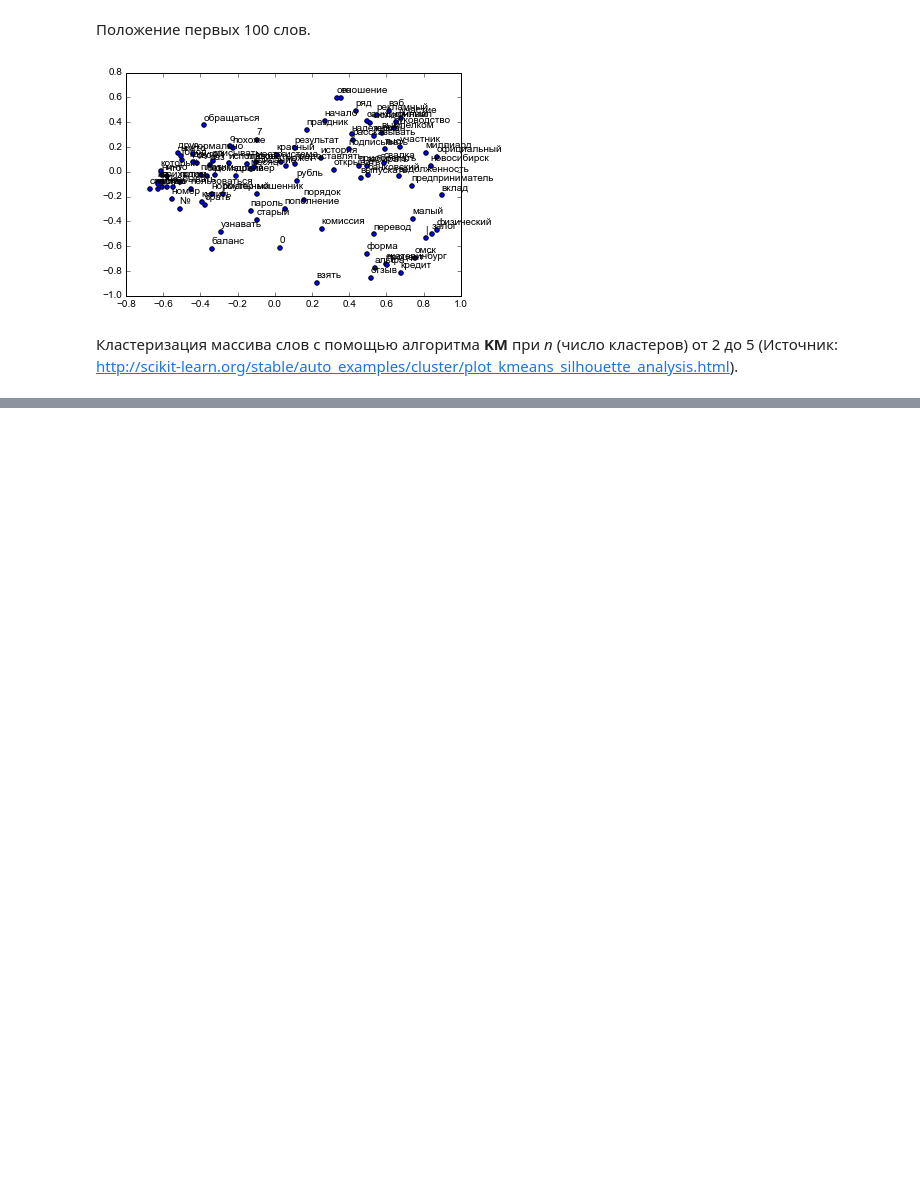
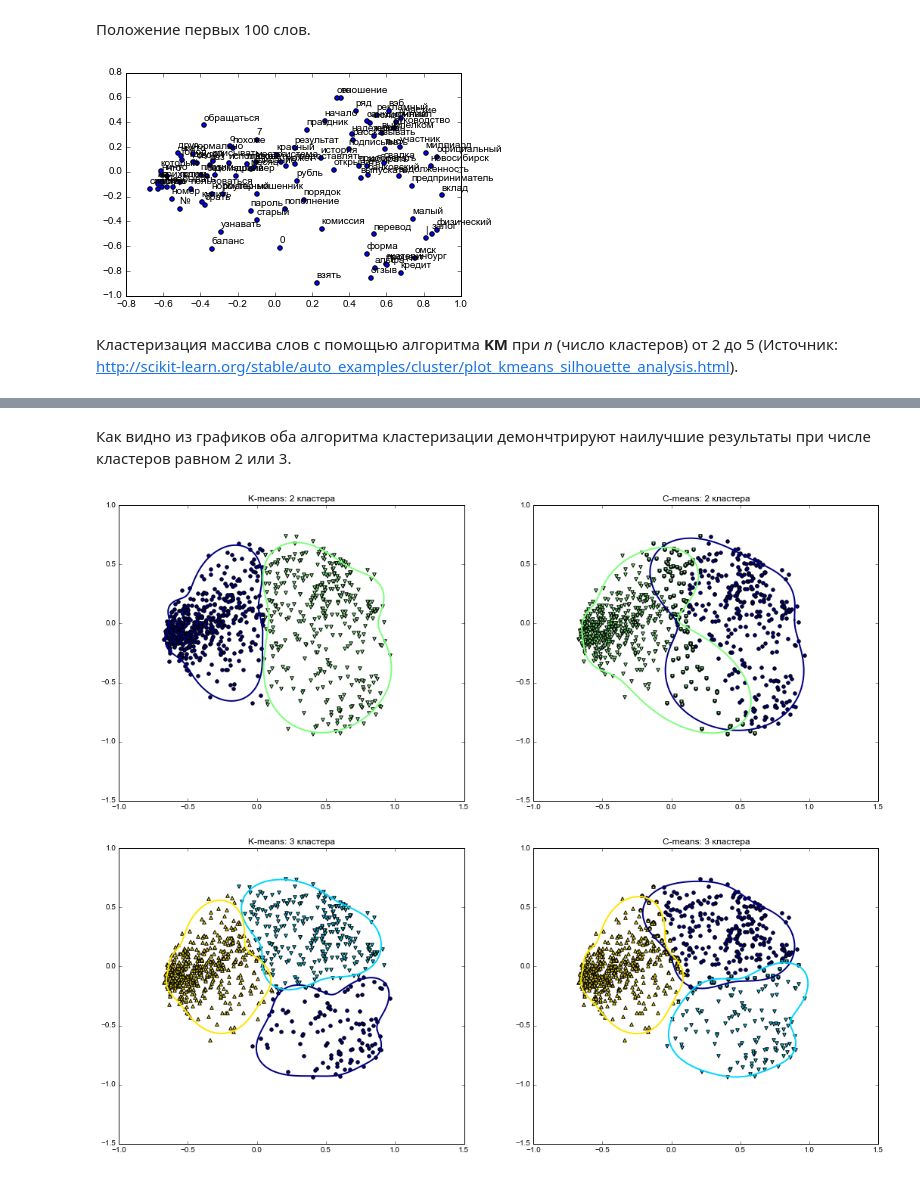
Before and after one commit to Semen52/FSA2, a Jupyter notebook: fsa/fuzzy_clustering.ipynb, the cells around one changed output, grey strips where cells are left out. Drawn from its saved outputs; the diff is of its cells as text; code cells hidden in the pictures; blank space fills up the shorter version.

```diff
--- a/fsa/fuzzy_clustering.ipynb
+++ b/fsa/fuzzy_clustering.ipynb
@@ -226,0 +288,75 @@ for n_clusters in range_n_clusters:
+# %% [markdown]
+Как видно из графиков оба алгоритма кластеризации демончтрируют наилучшие результаты при числе кластеров равном 2 или 3.
+# %%
+from __future__ import division
+import matplotlib.colors as clrs
+import matplotlib.cm as cmx
+from matplotlib import markers
+from src.visualization import find_boundary
+from src.fuzzy_clusters import get_clusters
+
+X_transformed = pca_vectors
+
+for num_clusters in [2, 3]:
+    # Графики состоят из 1 строки и 2 колонок
+    fig, (ax1, ax2) = plt.subplots(1, 2)
+    fig.set_size_inches(18, 7)
+
+    kmeans_clustering = KMeans(n_clusters=num_clusters)
+    kclusters = kmeans_clustering.fit_predict(word_vectors)
+
+    word_vectors_transpose = word_vectors.transpose()
+    cntr, u, u0, d, jm, p, fpc = fuzz.cluster.cmeans(alldata,
+                                                num_clusters,
+                                                2,
+                                                error=1e-4,
+                                                maxiter=300,
+                                                init=None)
+
+    cclusters_fuzzy = get_clusters(u, limit=0.35)
+
+    jet = cm = plt.get_cmap('jet')
+    cNorm = clrs.Normalize(vmin=0, vmax=num_clusters)
+    scalarMap = cmx.ScalarMappable(norm=cNorm, cmap=jet)
+
+    for i, target_name in zip(range(num_clusters), [str(ix) + ' кластер' for ix in range(num_clusters)]):
+        cluster_color = scalarMap.to_rgba(i)
+        m = markers.MarkerStyle.filled_markers[i]
+    #     ax1.title('K-means: ' + str(num_clusters) + ' clusters')
+        ax1.set_title('K-means: ' + str(num_clusters) + u' кластера')
+
+        ax1.scatter(X_transformed[kclusters == i, 0],
+                    X_transformed[kclusters == i, 1],
+                    marker=m,
+                    c=cluster_color
+                    )
+
+        x, y = find_boundary(X_transformed[kclusters == i, 0],
+                             X_transformed[kclusters == i, 1], 5)
+        ax1.plot(x, y, '-k', lw=2., color=cluster_color)
+
+#         ax2.title('C-means: ' + str(num_clusters) + ' clusters')
+        ax2.set_title('C-means: ' + str(num_clusters) + u' кластера')
+#     ax2.set_xlabel(u"Признаки pca первого измерения")
+#     ax2.set_ylabel(u"Признаки pca второго измерения")
+
+        cluster_mask = []
+        for cluster_row in cclusters_fuzzy:
+            if i in cluster_row:
+                cluster_mask.append(True)
+            else:
+                cluster_mask.append(False)
+
+        cluster_mask = np.asarray(cluster_mask)
+
+        ax2.scatter(X_transformed[cluster_mask, 0],
+                    X_transformed[cluster_mask, 1],
+                    marker=m,
+                    c=cluster_color
+                    )
+        x, y = find_boundary(X_transformed[cluster_mask, 0],
+                             X_transformed[cluster_mask, 1], 5)
+        ax2.plot(x, y, '-k', lw=2., color=cluster_color)
+# %% [output]
+[figure, added]
+[figure, added]
```
Also changed, not shown: parts of 3 cells of this notebook.
